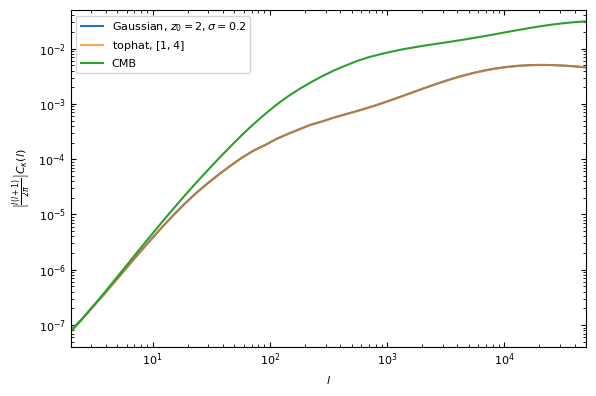
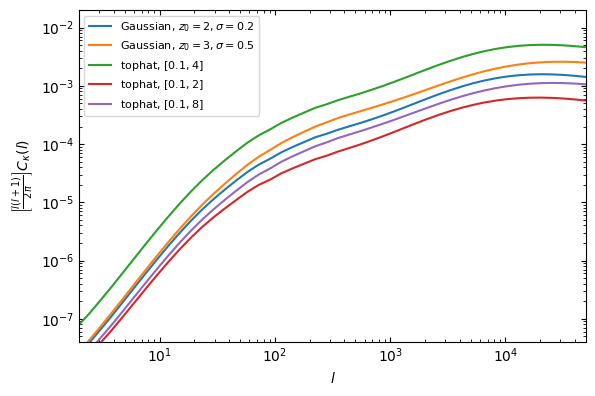
The change to this notebook cell's code, shown as a diff; its figure went from the first image to the second:
--- before
+++ after
@@ -3,7 +3,11 @@
 
 plt.rc('font', **font)
-ax.loglog(gaus_data2["l"], gaus_data2['power'], label=r'Gaussian, $z_0=2, \sigma=0.2$')
-ax.loglog(tophat_data['l'], tophat_data['power'], label='tophat, $[1,4]$', alpha=0.7)
-ax.loglog(cmb['l'], cmb['power'], label="CMB")
+ax.loglog(gaus_data1["l"], gaus_data1['power'], label=r'Gaussian, $z_0=2, \sigma=0.2$')
+ax.loglog(gaus_data2["l"], gaus_data2['power'], label=r'Gaussian, $z_0=3, \sigma=0.5$')
+ax.loglog(tophat_data1['l'], tophat_data1['power'], label='tophat, $[0.1,4]$')
+ax.loglog(tophat_data2['l'], tophat_data2['power'], label='tophat, $[0.1,2]$')
+ax.loglog(tophat_data3['l'], tophat_data3['power'], label='tophat, $[0.1,8]$')
+
+#ax.loglog(cmb['l'], cmb['power'], label='CMB', alpha=0.7)
 
 #ax.axvline(20, linestyle="dotted", c='k')  # for reference to where l=20
@@ -12,8 +16,8 @@
 ax.set_ylabel(r'$\left[\frac{l(l+1)}{2\pi}\right]C_\kappa(l)$')
 ax.legend()
-ax.set_ylim(4 * 10**-8, 5 * 10**-2)
+ax.set_ylim(4 * 10**-8, 2 * 10**-2)
 ax.set_xlim(2, 5*10**4)
 ax.tick_params(which='major', right=True, top=True, labeltop=False, bottom=True, labelbottom=True, direction="in")
 ax.tick_params(which='minor', right=True, top=True, labeltop=False, bottom=True, labelbottom=True, direction="in")
 plt.tight_layout()
-plt.savefig("PowerSpec_Planck15_figure_fixed_1.png")
+plt.savefig("PowerSpec_Planck15_figure_fixed_2.png")

Commit: removed old files, re-ran notebook to look nice